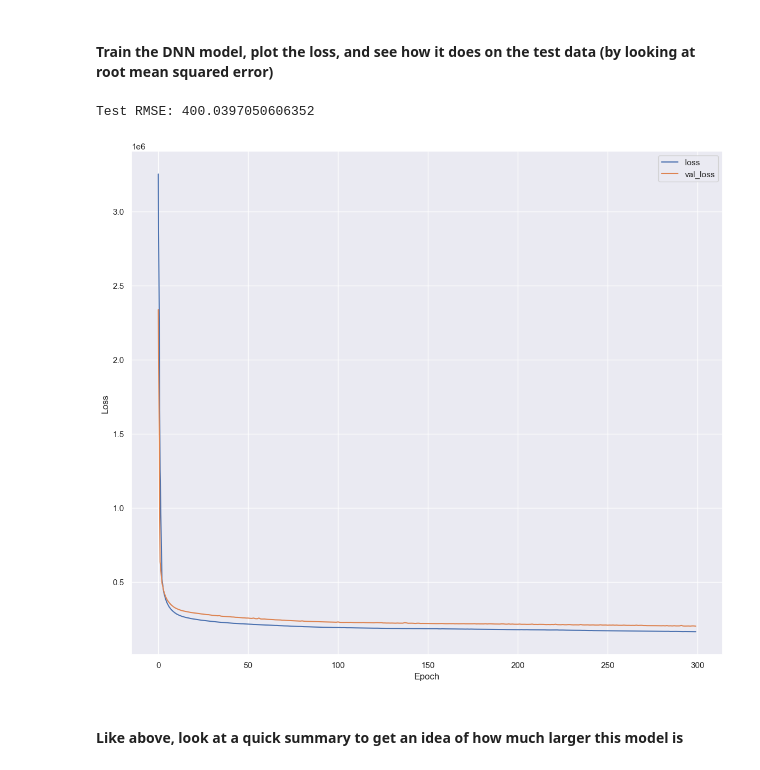
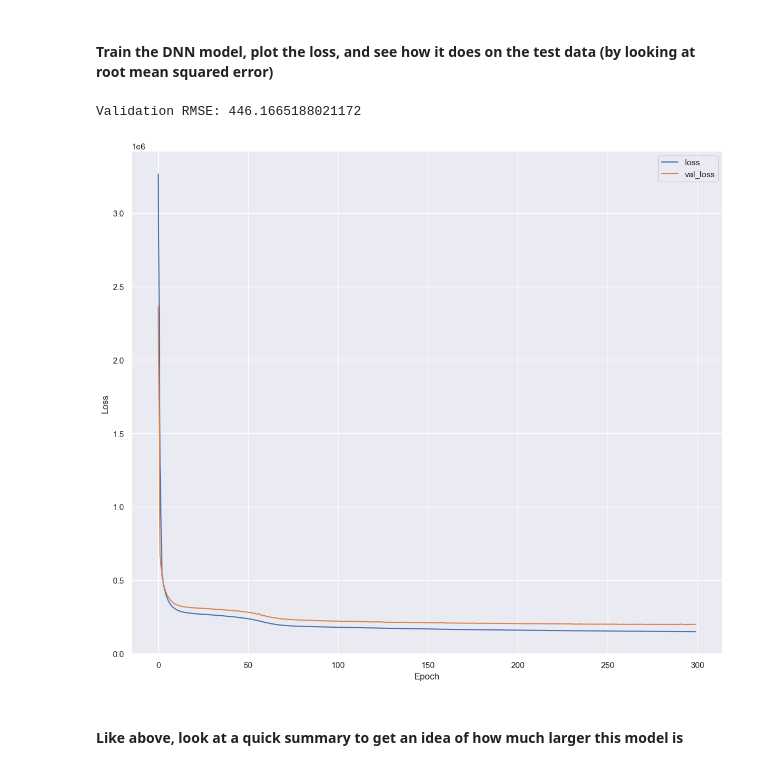
Before and after one commit to c-mcst/solar_power_prediction, a Jupyter notebook: solar_power_prediction.ipynb, the cells around one changed output. Drawn from its saved outputs; the diff is of its cells as text; code cells hidden in the pictures.

```diff
--- a/solar_power_prediction.ipynb
+++ b/solar_power_prediction.ipynb
@@ -452,31 +439,24 @@ def create_dnn_model(learning_rate, activation='relu'):
 # %%
 # build the model
 dnn_model = create_dnn_model(learning_rate=0.001, activation='relu')
 
 
 # fit the model
 dnn_history = dnn_model.fit(
     x=sun_train_features_norm,
     y=sun_train_labels,
     validation_split = 0.1,
     epochs=300,
     batch_size=32,
     verbose=0)
 
 # plot the loss for training and validation
 plot_loss(dnn_history)
 
-# evaluate the model on the test data
-dnn_test_data_mse = dnn_model.evaluate(
-    sun_test_features_norm,
-    sun_test_labels,
-    verbose=0)
-
-# print the RMSE for comparison to other models
-print('Test RMSE:', str(np.sqrt(dnn_test_data_mse)))
+print(f'Validation RMSE: {np.sqrt(dnn_history.history["val_loss"][-1])}')
 # %% [output]
-Test RMSE: 400.0397050606352
+Validation RMSE: 446.1665188021172
-[figure, old version]
+[figure, new version]
 # %% [markdown]
 #### Like above, look at a quick summary to get an idea of how much larger this model is
 # %%
```
Also changed, not shown: parts of 8 cells of this notebook.
